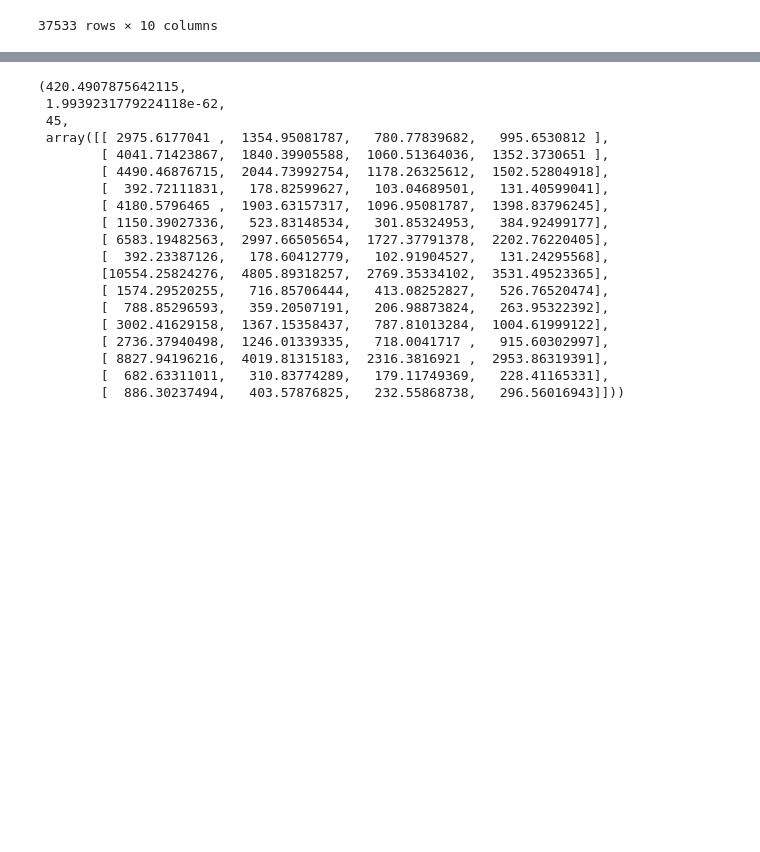
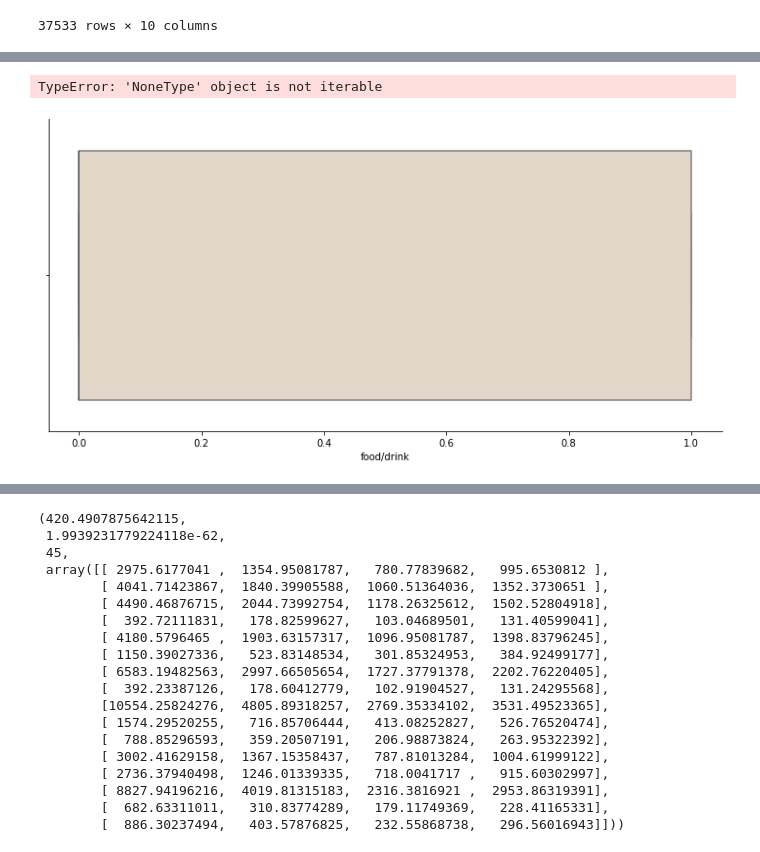
Before and after one commit to mitosHermanos/SIAP-NN, a Jupyter notebook: Data_analysis.ipynb, the cells around one changed output, grey strips where cells are left out. Cells and saved outputs as stored; diff of their text form; code cells hidden in the pictures; blank space fills up the shorter version.

```diff
--- a/Data_analysis.ipynb
+++ b/Data_analysis.ipynb
@@ -170,2 +215,5 @@ g.add_legend()
 # %%
-sns.catplot(x="Date of stay", hue="Facilities", kind="count", palette="ch:.25", data=all_hotels, aspect=10/5)
+sns.catplot(x="food/drink", hue="price", kind="boxen", palette="ch:.25", data=new_f, aspect=10/5)
+# %% [output]
+TypeError: 'NoneType' object is not iterable
+[figure, added]
```
Also changed, not shown: parts of 23 cells of this notebook, 1 other file.
